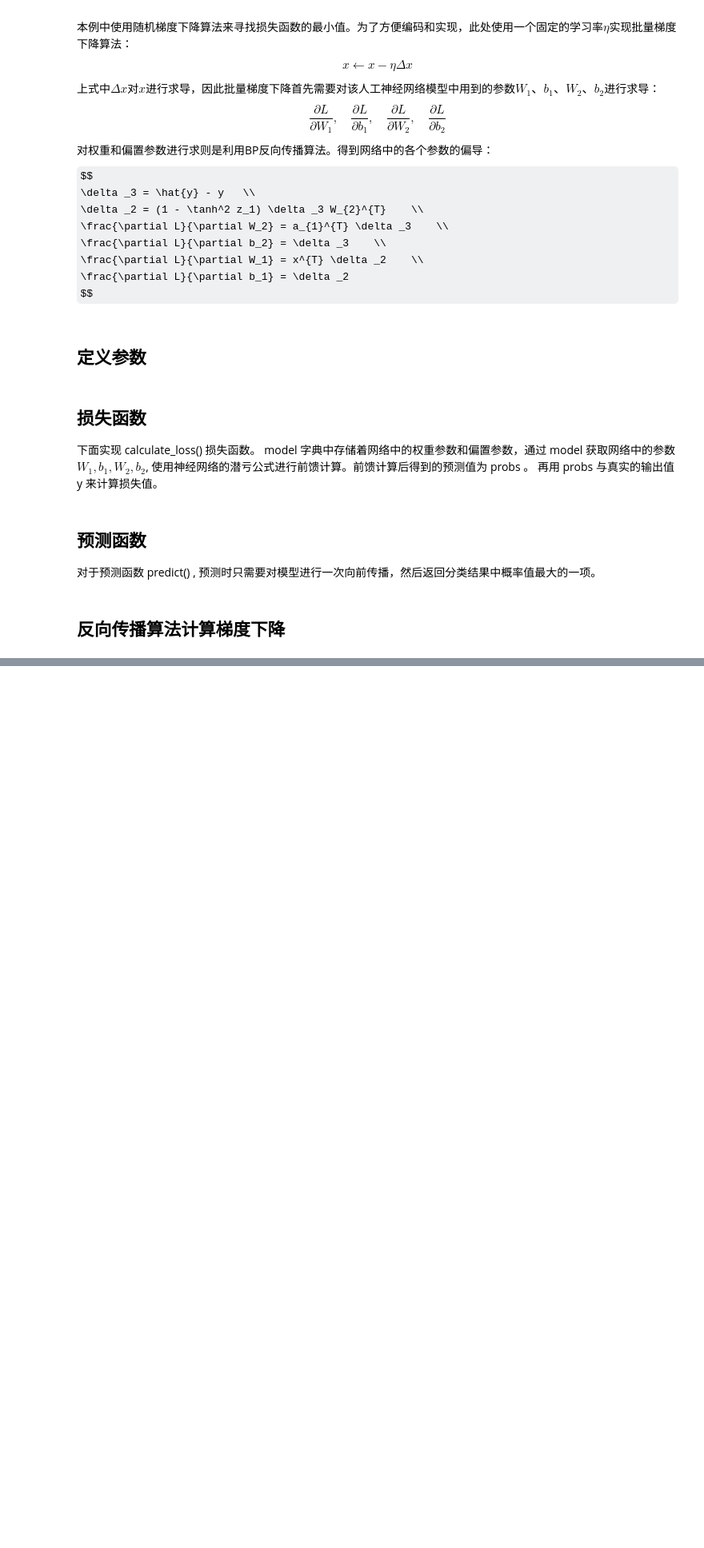
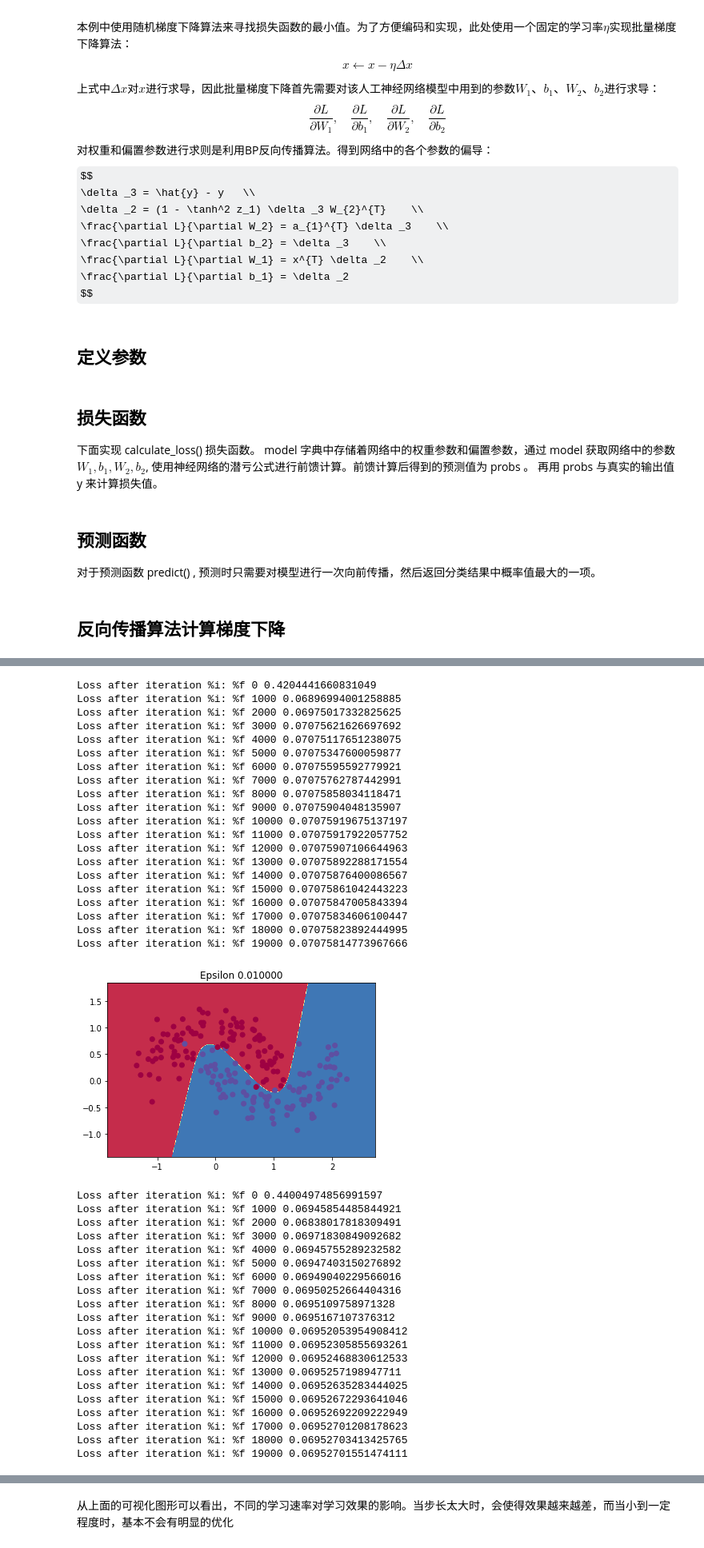
Before and after one commit to wangzhankun/python-learn, a Jupyter notebook: The principle and pratice of deep learning/back_propagation反向传播算法/梯度下降.ipynb, the cells around one changed output, grey strips where cells are left out. Shown at 80% size. Saved outputs shown, nothing was run; the diff lists cells and outputs as text; code cells hidden in the pictures; some formulas as TeX source; blank space fills up the shorter version.

```diff
--- a/The principle and pratice of deep learning/back_propagation反向传播算法/梯度下降.ipynb
+++ b/The principle and pratice of deep learning/back_propagation反向传播算法/梯度下降.ipynb
@@ -46,0 +467,49 @@ reg_lambda = 0.01 # 正则化强度
+# %%
+epsilons = [0.01, 0.008, 0.007, 0.006, 0.005, 0.0001]
+for i in epsilons:
+    epsilon = i
+    plt.title("Epsilon %f" % epsilon)
+    model = ANN_model(X, y, nn_hdim = 3)
+    plot_decision_boundary(lambda x: predict(model, x), X, y)
+# %% [output]
+Loss after iteration %i: %f 0 0.4204441660831049
+Loss after iteration %i: %f 1000 0.06896994001258885
+Loss after iteration %i: %f 2000 0.06975017332825625
+Loss after iteration %i: %f 3000 0.07075621626697692
+Loss after iteration %i: %f 4000 0.07075117651238075
+Loss after iteration %i: %f 5000 0.07075347600059877
+Loss after iteration %i: %f 6000 0.07075595592779921
+Loss after iteration %i: %f 7000 0.07075762787442991
+Loss after iteration %i: %f 8000 0.07075858034118471
+Loss after iteration %i: %f 9000 0.07075904048135907
+Loss after iteration %i: %f 10000 0.07075919675137197
+Loss after iteration %i: %f 11000 0.07075917922057752
+Loss after iteration %i: %f 12000 0.07075907106644963
+Loss after iteration %i: %f 13000 0.07075892288171554
+Loss after iteration %i: %f 14000 0.07075876400086567
+Loss after iteration %i: %f 15000 0.07075861042443223
+Loss after iteration %i: %f 16000 0.07075847005843394
+Loss after iteration %i: %f 17000 0.07075834606100447
+Loss after iteration %i: %f 18000 0.07075823892444995
+Loss after iteration %i: %f 19000 0.07075814773967666
+[figure, added]
+Loss after iteration %i: %f 0 0.44004974856991597
+Loss after iteration %i: %f 1000 0.06945854485844921
+Loss after iteration %i: %f 2000 0.06838017818309491
+Loss after iteration %i: %f 3000 0.06971830849092682
+Loss after iteration %i: %f 4000 0.06945755289232582
+Loss after iteration %i: %f 5000 0.06947403150276892
+Loss after iteration %i: %f 6000 0.06949040229566016
+Loss after iteration %i: %f 7000 0.06950252664404316
+Loss after iteration %i: %f 8000 0.0695109758971328
+Loss after iteration %i: %f 9000 0.0695167107376312
+Loss after iteration %i: %f 10000 0.06952053954908412
+Loss after iteration %i: %f 11000 0.06952305855693261
+Loss after iteration %i: %f 12000 0.06952468830612533
+Loss after iteration %i: %f 13000 0.0695257198947711
+Loss after iteration %i: %f 14000 0.06952635283444025
+Loss after iteration %i: %f 15000 0.06952672293641046
+Loss after iteration %i: %f 16000 0.06952692209222949
+Loss after iteration %i: %f 17000 0.06952701208178623
+Loss after iteration %i: %f 18000 0.06952703413425765
+Loss after iteration %i: %f 19000 0.06952701551474111
@@ -46,0 +601,2 @@ reg_lambda = 0.01 # 正则化强度
+# %% [markdown]
+从上面的可视化图形可以看出，不同的学习速率对学习效果的影响。当步长太大时，会使得效果越来越差，而当小到一定程度时，基本不会有明显的优化
```
Also changed, not shown: parts of 15 cells of this notebook, 1 other file.
